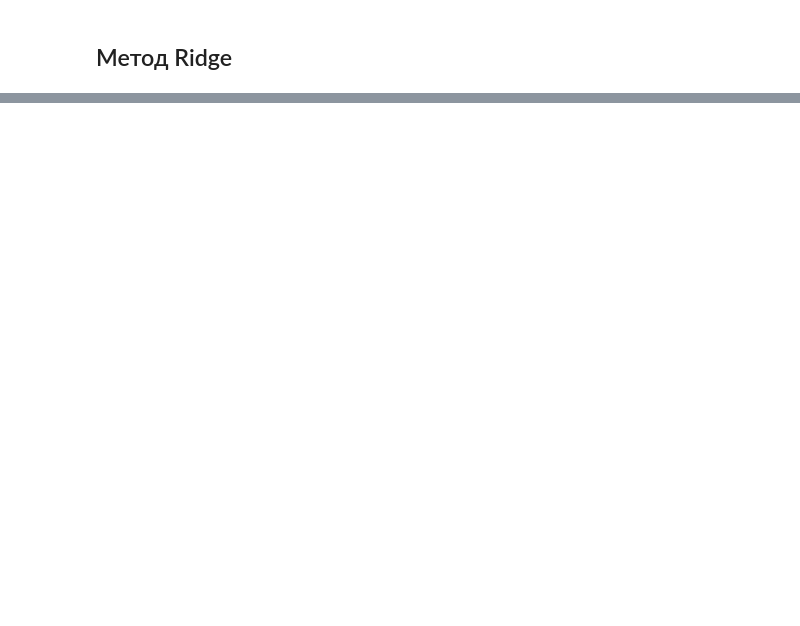
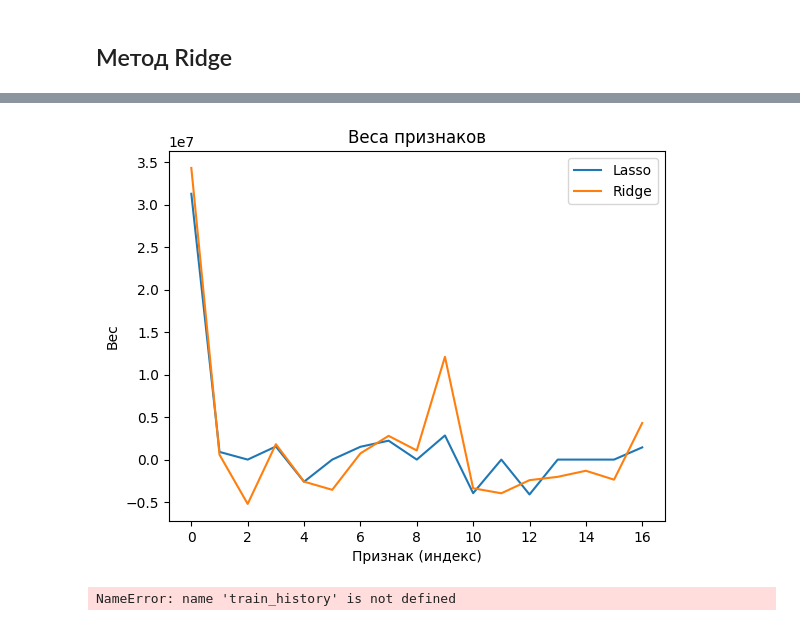
Before and after one commit to groxel/colab, a Jupyter notebook: DT_Project.ipynb, the cells around one changed output, grey strips where cells are left out. Cells and saved outputs as stored; diff of their text form; code cells hidden in the pictures; blank space fills up the shorter version.

```diff
--- a/DT_Project.ipynb
+++ b/DT_Project.ipynb
@@ -450,0 +465,25 @@ R^2 test:   0.9668983731169606
+# %%
+plt.plot('веса', label='Lasso', data=weights_lasso)
+plt.plot('веса', label='Ridge', data=weights_ridge)
+plt.title("Веса признаков")
+plt.xlabel('Признак (индекс)')
+plt.ylabel('Вес')
+plt.legend()
+plt.show()
+# %% [output]
+[figure, added]
+# %%
+from matplotlib import pyplot as plt
+
+#plt.plot(range(1, len(train_history)+1), train_history, label='Train Accuracy', marker="o")
+#plt.plot(range(1, len(test_history)+1), test_history, label='Test Accuracy', marker="o")
+
+plt.plot(range(1, len(test_history)+1), test_history, label='Test Accuracy', marker="o")
+
+plt.xlabel('Epoch')
+plt.ylabel('Accuracy')
+plt.title("Зависимость accuracy на train и test для каждой эпохи")
+plt.legend()
+plt.show()
+# %% [output]
+NameError: name 'train_history' is not defined
```
Also changed, not shown: parts of 5 cells of this notebook.
